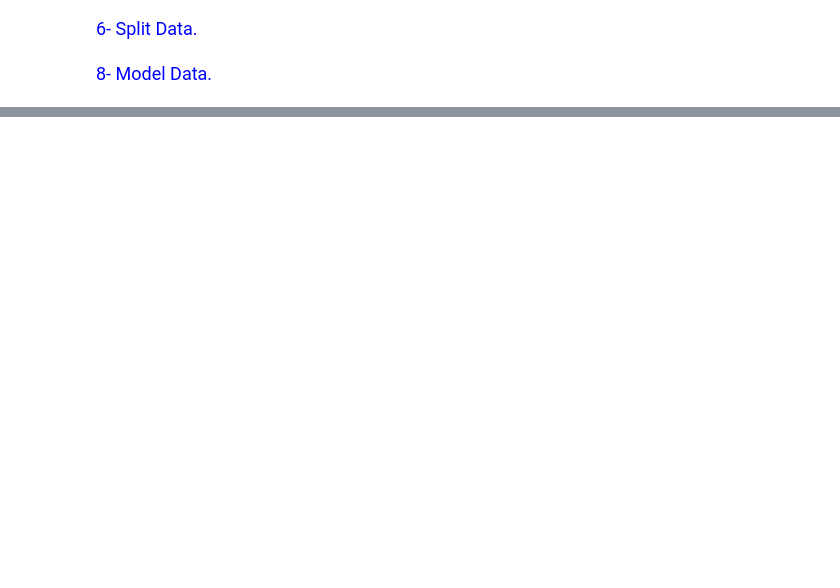
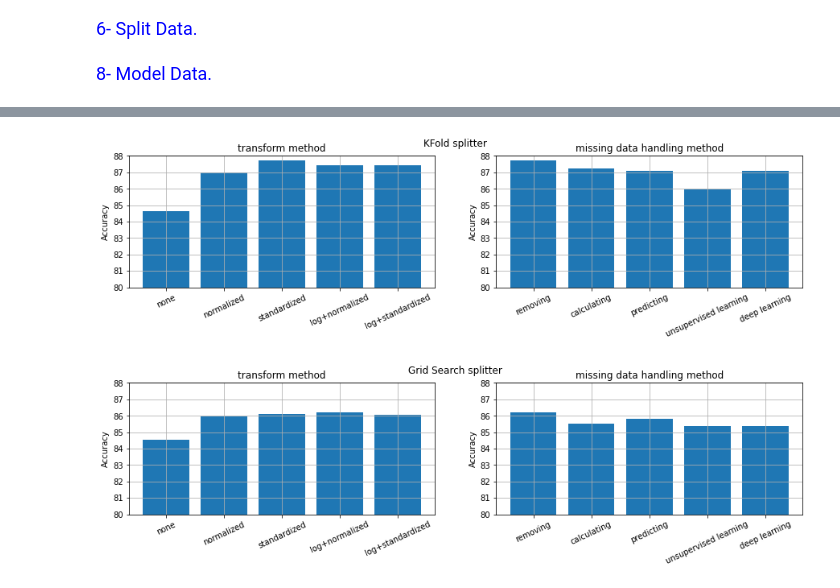
Before and after one commit to lebaz20/credit-approval-ml, a Jupyter notebook: project.ipynb, the cells around one changed output, grey strips where cells are left out. Saved outputs shown, nothing was run; the diff lists cells and outputs as text; code cells hidden in the pictures; blank space fills up the shorter version.

```diff
--- a/project.ipynb
+++ b/project.ipynb
@@ -961,0 +1077,5 @@ plt.ylim(70, 90)
+# %%
+plotSummarizedResults(kFoldDatasetsSummarized,kFoldTransformsSummarized,gridSearchDatasetsSummarized,gridSearchTransformsSummarized)
+# %% [output]
+[figure, added]
+[figure, added]
```
Also changed, not shown: parts of 23 cells of this notebook, 1 other file.
